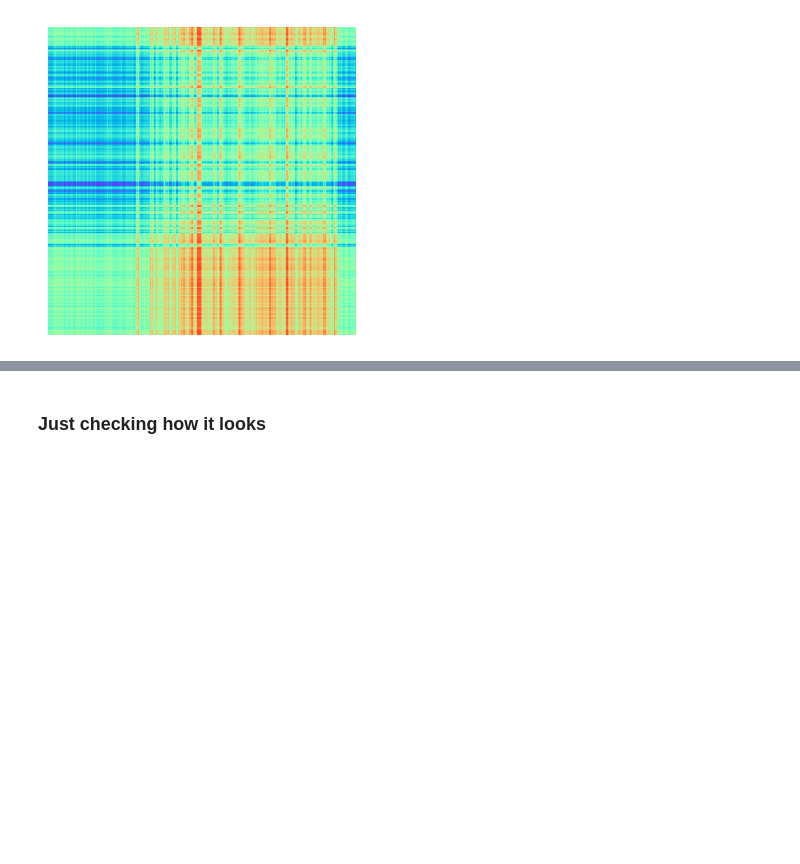
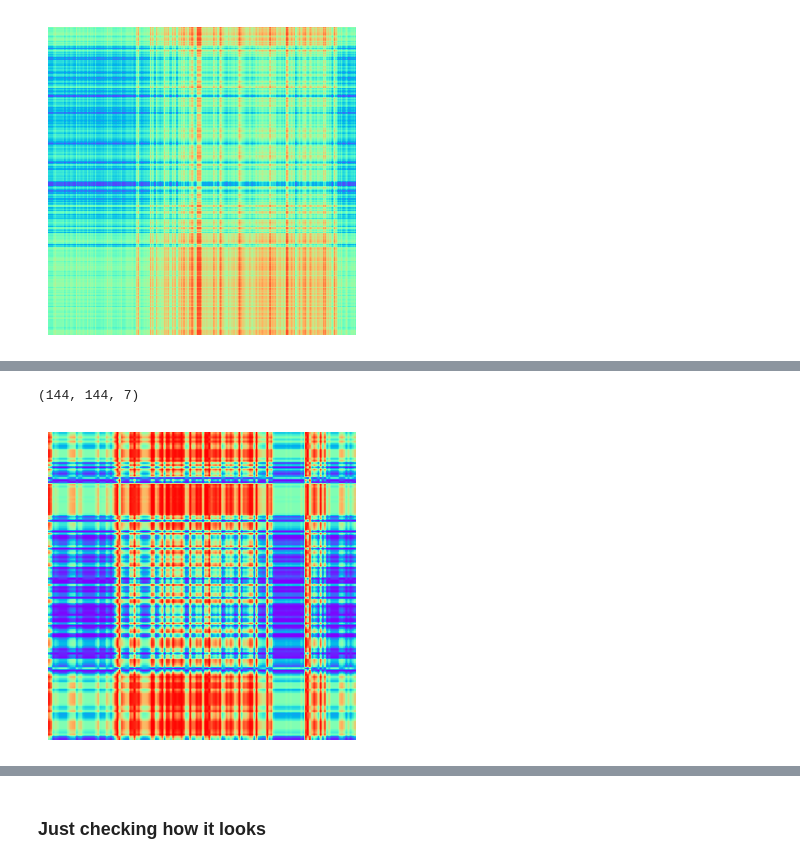
Before and after one commit to horacio-trigo/deep_accelerometer, a Jupyter notebook: AccNet24/Create_GAF_images.ipynb, the cells around one changed output, grey strips where cells are left out. Drawn from its saved outputs; the diff is of its cells as text; code cells hidden in the pictures; blank space fills up the shorter version.

```diff
--- a/AccNet24/Create_GAF_images.ipynb
+++ b/AccNet24/Create_GAF_images.ipynb
@@ -285,0 +410,16 @@ plot_gaf_image(gaf_image_example)
+# %%
+test_77845_144 = np.load('npy_files/test_77845_144.npy')
+# %%
+test_77845_144.shape
+# %% [output]
+(144, 144, 7)
+# %%
+day_index = 3      # Index for the first day
+
+# Select the GAF image for the first subject on the first day
+gaf_image_example = test_77845_144[:, :, day_index]
+
+# Plot the selected GAF image
+plot_gaf_image(gaf_image_example)
+# %% [output]
+[figure, added]
```
Also changed, not shown: parts of 15 cells of this notebook, 1 other file.
